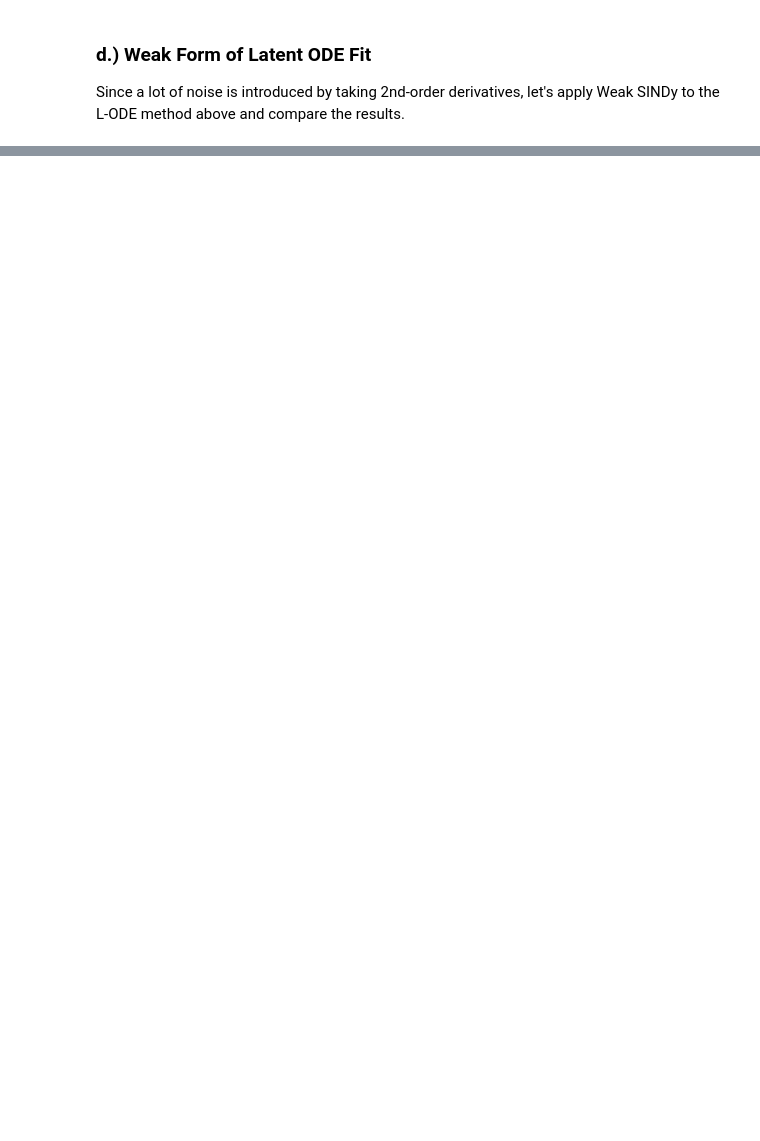
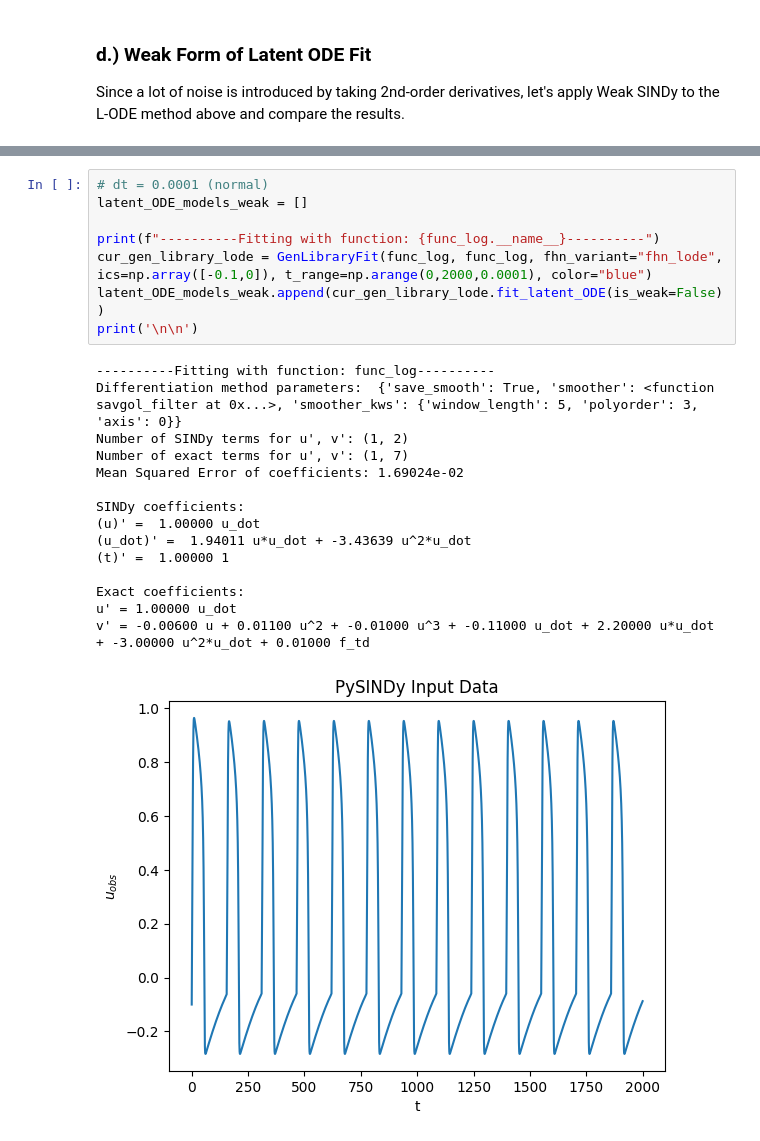
Before and after one commit to cswelch/SINDy-for-Cardiac-Electrophysiology, a Jupyter notebook: SINDy_non_autonomous_test.ipynb, the cells around one changed output, grey strips where cells are left out. Saved outputs shown, nothing was run; the diff lists cells and outputs as text; blank space fills up the shorter version.

```diff
--- a/SINDy_non_autonomous_test.ipynb
+++ b/SINDy_non_autonomous_test.ipynb
@@ -835,0 +833,24 @@ Identified Latent Model (u, u_dot):
+# %%
+# dt = 0.0001 (normal)
+latent_ODE_models_weak = []
+
+print(f"----------Fitting with function: {func_log.__name__}----------")
+cur_gen_library_lode = GenLibraryFit(func_log, func_log, fhn_variant="fhn_lode", ics=np.array([-0.1,0]), t_range=np.arange(0,2000,0.0001), color="blue")
+latent_ODE_models_weak.append(cur_gen_library_lode.fit_latent_ODE(is_weak=False))
+print('\n\n')
+# %% [output]
+----------Fitting with function: func_log----------
+Differentiation method parameters:  {'save_smooth': True, 'smoother': <function savgol_filter at 0x...>, 'smoother_kws': {'window_length': 5, 'polyorder': 3, 'axis': 0}}
+Number of SINDy terms for u', v': (1, 2)
+Number of exact terms for u', v': (1, 7)
+Mean Squared Error of coefficients: 1.69024e-02
+
+SINDy coefficients:
+(u)' =  1.00000 u_dot
+(u_dot)' =  1.94011 u*u_dot + -3.43639 u^2*u_dot
+(t)' =  1.00000 1
+
+Exact coefficients:
+u' = 1.00000 u_dot
+v' = -0.00600 u + 0.01100 u^2 + -0.01000 u^3 + -0.11000 u_dot + 2.20000 u*u_dot + -3.00000 u^2*u_dot + 0.01000 f_td
+[figure, added]
```
Also changed, not shown: parts of 7 cells of this notebook, 1 other file.
